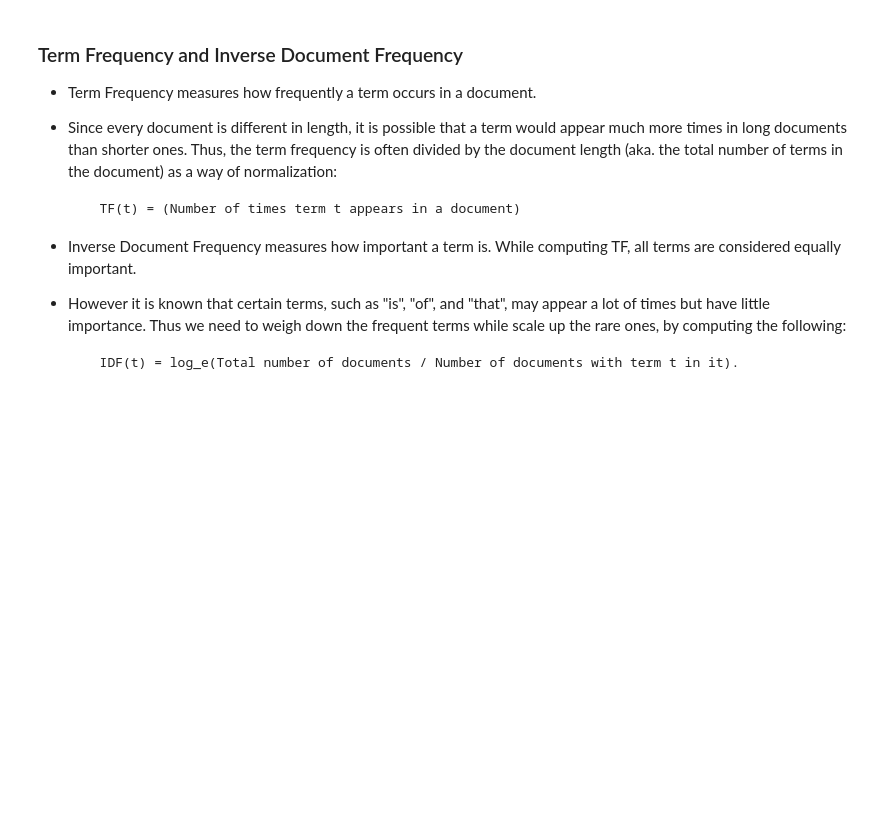
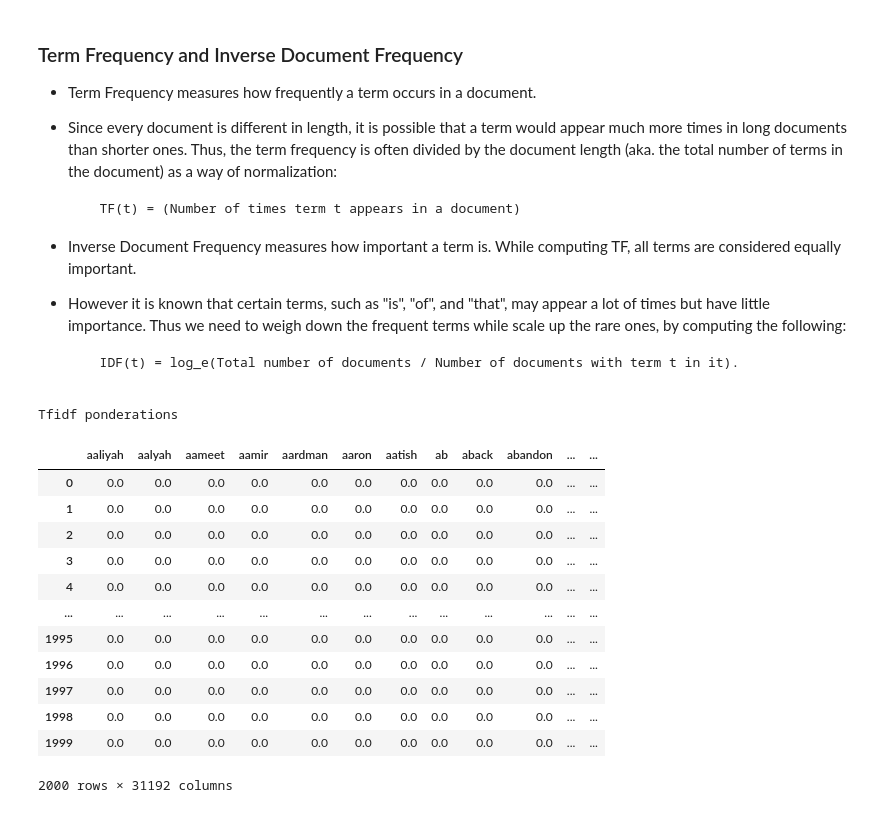
Before and after one commit to KOBeerose/Academic-Projects, a Jupyter notebook: Text Mining/Lab1/NLP_preprocessing_Lab.ipynb, the cells around one changed output. Drawn from its saved outputs; the diff is of its cells as text; code cells hidden in the pictures; blank space fills up the shorter version.

```diff
--- a/Text Mining/Lab1/NLP_preprocessing_Lab.ipynb
+++ b/Text Mining/Lab1/NLP_preprocessing_Lab.ipynb
@@ -193,3 +202,6 @@ data.review[2]
+# %%
+#remove words and digits
+data['review'] = data['review'].apply(lambda x: re.sub(r'\b[0-9]+', '',x))
 # %% [markdown]
 ### Tokenize Text in Words
 - Tokenizing text is important since text can’t be processed without tokenization. Tokenization process means splitting bigger parts to small parts.
@@ -229,0 +220,2 @@ tokenized_review
+# %%
+data['review']=data['review'].apply(lambda x: nltk.word_tokenize(x))
@@ -233,6 +245,13 @@ tokenized_review
 - Search engines use this technique when indexing pages, so many people write different versions for the same word and all of them are stemmed to the root word.
 - There are many algorithms for stemming, but the most used algorithm is Porter stemming algorithm.
 - NLTK has a class called PorterStemmer which uses Porter stemming algorithm.
+# %%
+#stemming
+from nltk.stem import PorterStemmer
+stemmer = PorterStemmer()
+def stem_words(text):
+    return ([stemmer.stem(word) for word in text])
+data["review"] = data["review"].apply(lambda x: stem_words(x))
 # %% [markdown]
 ### Lemmatizing Words Using [WordNet](https://wordnet.princeton.edu/)
 
@@ -250,2 +274,9 @@ nltk.download('wordnet')
+# %%
+#Lemmatizing
+from nltk.stem import WordNetLemmatizer
+lemmatizer = WordNetLemmatizer()
+def lemmatize_words(text):
+    return " ".join([lemmatizer.lemmatize(word) for word in text])
+data["review"] = data["review"].apply(lambda text: lemmatize_words(text))
 # %% [markdown]
 __Bag of Words using CountVectorizer:__
@@ -262,0 +327,27 @@ __Bag of Words using CountVectorizer:__
+# %%
+print('Tfidf ponderations')
+
+
+# Initialize the "TfidfVectorizer" object.
+tfidf_vect = TfidfVectorizer()
+X_tfidf = tfidf_vect.fit_transform(data['review'])
+
+# Numpy arrays are easy to work with, so convert the result to an array
+vectorizer_features = X_tfidf.toarray()
+tfidf_frequency_matrix = pd.DataFrame(vectorizer_features,columns=tfidf_vect.get_feature_names())
+tfidf_frequency_matrix
+# %% [output]
+Tfidf ponderations
+|  | aaliyah | aalyah | aameet | aamir | aardman | aaron | aatish | ab | aback | abandon | ... | ... |
+| 0 | 0.0 | 0.0 | 0.0 | 0.0 | 0.0 | 0.0 | 0.0 | 0.0 | 0.0 | 0.0 | ... | ... |
+| 1 | 0.0 | 0.0 | 0.0 | 0.0 | 0.0 | 0.0 | 0.0 | 0.0 | 0.0 | 0.0 | ... | ... |
+| 2 | 0.0 | 0.0 | 0.0 | 0.0 | 0.0 | 0.0 | 0.0 | 0.0 | 0.0 | 0.0 | ... | ... |
+| 3 | 0.0 | 0.0 | 0.0 | 0.0 | 0.0 | 0.0 | 0.0 | 0.0 | 0.0 | 0.0 | ... | ... |
+| 4 | 0.0 | 0.0 | 0.0 | 0.0 | 0.0 | 0.0 | 0.0 | 0.0 | 0.0 | 0.0 | ... | ... |
+| ... | ... | ... | ... | ... | ... | ... | ... | ... | ... | ... | ... | ... |
+| 1995 | 0.0 | 0.0 | 0.0 | 0.0 | 0.0 | 0.0 | 0.0 | 0.0 | 0.0 | 0.0 | ... | ... |
+| 1996 | 0.0 | 0.0 | 0.0 | 0.0 | 0.0 | 0.0 | 0.0 | 0.0 | 0.0 | 0.0 | ... | ... |
+| 1997 | 0.0 | 0.0 | 0.0 | 0.0 | 0.0 | 0.0 | 0.0 | 0.0 | 0.0 | 0.0 | ... | ... |
+| 1998 | 0.0 | 0.0 | 0.0 | 0.0 | 0.0 | 0.0 | 0.0 | 0.0 | 0.0 | 0.0 | ... | ... |
+| 1999 | 0.0 | 0.0 | 0.0 | 0.0 | 0.0 | 0.0 | 0.0 | 0.0 | 0.0 | 0.0 | ... | ... |
+2000 rows × 31192 columns
```
Also changed, not shown: parts of 46 cells of this notebook, 3 other files.
